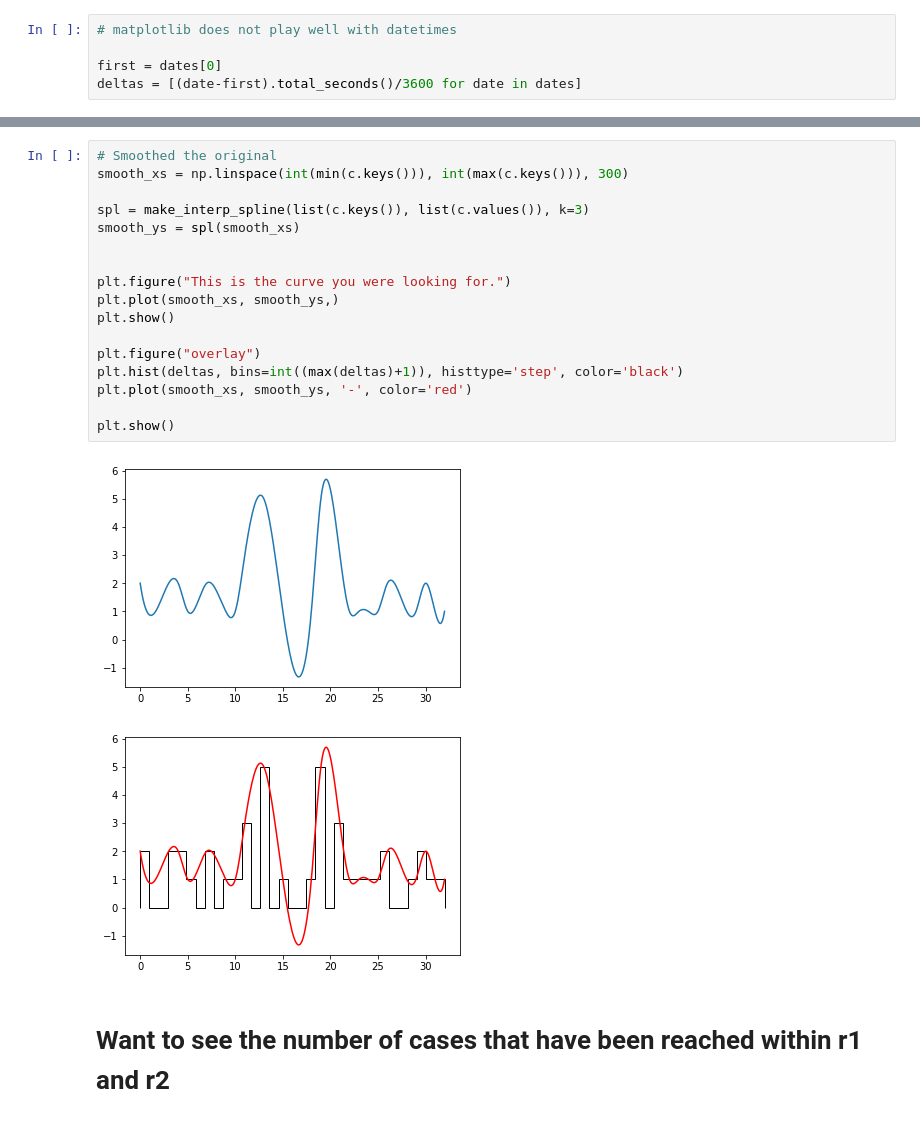
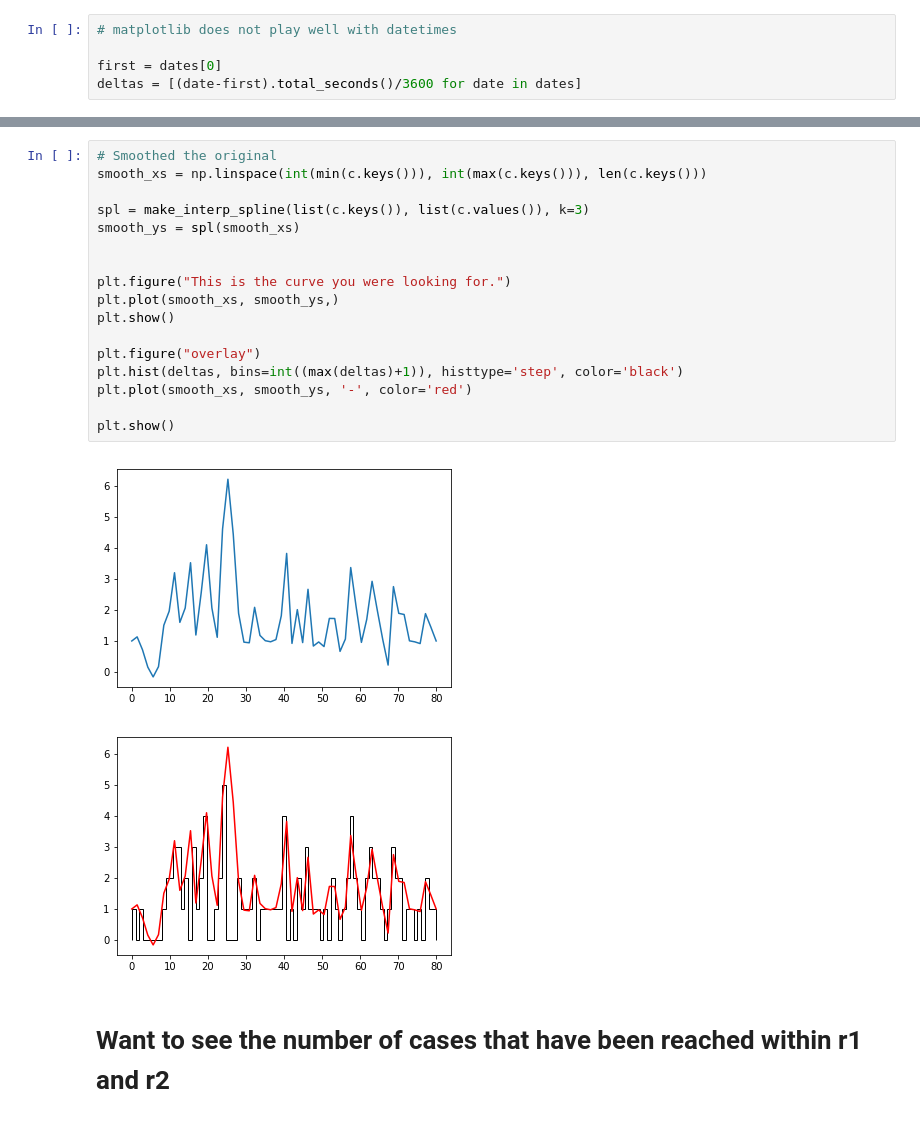
Before and after one commit to EMSTrack/Algorithms, a Jupyter notebook: rct-simulation-v2-daily-normal.ipynb, the cells around one changed output, grey strips where cells are left out. Drawn from its saved outputs; the diff is of its cells as text.

```diff
--- a/rct-simulation-v2-daily-normal.ipynb
+++ b/rct-simulation-v2-daily-normal.ipynb
@@ -178,23 +112,23 @@ plt.show()
 # %%
 # Smoothed the original
-smooth_xs = np.linspace(int(min(c.keys())), int(max(c.keys())), 300)
+smooth_xs = np.linspace(int(min(c.keys())), int(max(c.keys())), len(c.keys()))
 
 spl = make_interp_spline(list(c.keys()), list(c.values()), k=3)
 smooth_ys = spl(smooth_xs)
 
 
 plt.figure("This is the curve you were looking for.")
 plt.plot(smooth_xs, smooth_ys,)
 plt.show()
 
 plt.figure("overlay")
 plt.hist(deltas, bins=int((max(deltas)+1)), histtype='step', color='black')
 plt.plot(smooth_xs, smooth_ys, '-', color='red')
 
 plt.show()
 # %% [output]
-[figure, old version]
+[figure, new version]
-[figure, old version]
+[figure, new version]
 # %% [markdown]
 # Want to see the number of cases that have been reached within r1 and r2
 # %%
```
Also changed, not shown: parts of 15 cells of this notebook, 1 other file.
